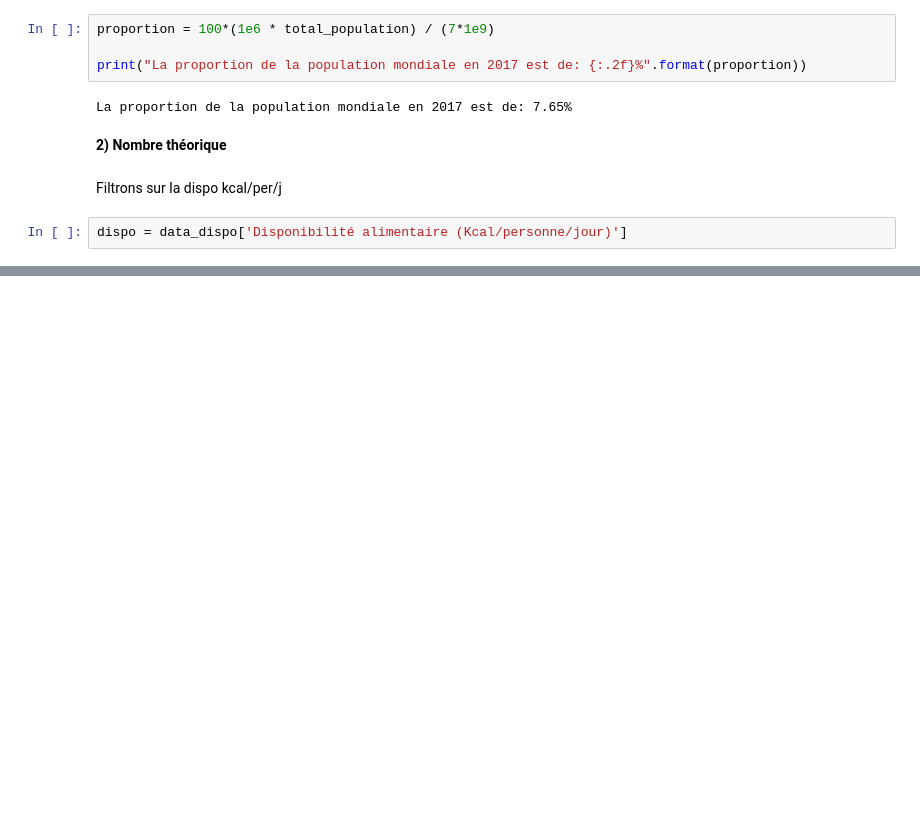
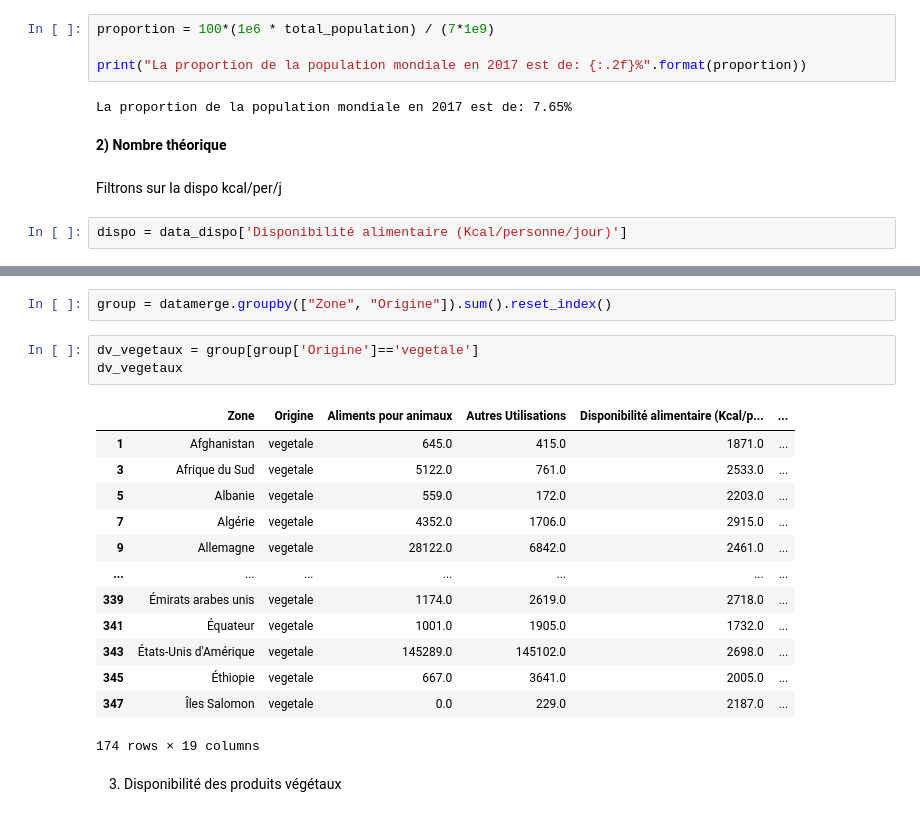
Before and after one commit to Morel-cpu/Etude-sante, a Jupyter notebook: data/projet4.ipynb, the cells around one changed output, grey strips where cells are left out. Saved outputs shown, nothing was run; the diff lists cells and outputs as text; blank space fills up the shorter version.

```diff
--- a/data/projet4.ipynb
+++ b/data/projet4.ipynb
@@ -283,0 +313,21 @@ KeyError: 'Valeur'
+# %%
+group = datamerge.groupby(["Zone", "Origine"]).sum().reset_index()
+# %%
+dv_vegetaux = group[group['Origine']=='vegetale']
+dv_vegetaux
+# %% [output]
+|  | Zone | Origine | Aliments pour animaux | Autres Utilisations | Disponibilité alimentaire (Kcal/p... | ... |
+| 1 | Afghanistan | vegetale | 645.0 | 415.0 | 1871.0 | ... |
+| 3 | Afrique du Sud | vegetale | 5122.0 | 761.0 | 2533.0 | ... |
+| 5 | Albanie | vegetale | 559.0 | 172.0 | 2203.0 | ... |
+| 7 | Algérie | vegetale | 4352.0 | 1706.0 | 2915.0 | ... |
+| 9 | Allemagne | vegetale | 28122.0 | 6842.0 | 2461.0 | ... |
+| ... | ... | ... | ... | ... | ... | ... |
+| 339 | Émirats arabes unis | vegetale | 1174.0 | 2619.0 | 2718.0 | ... |
+| 341 | Équateur | vegetale | 1001.0 | 1905.0 | 1732.0 | ... |
+| 343 | États-Unis d'Amérique | vegetale | 145289.0 | 145102.0 | 2698.0 | ... |
+| 345 | Éthiopie | vegetale | 667.0 | 3641.0 | 2005.0 | ... |
+| 347 | Îles Salomon | vegetale | 0.0 | 229.0 | 2187.0 | ... |
+174 rows × 19 columns
+# %% [markdown]
+3) Disponibilité des produits végétaux
```
Also changed, not shown: parts of 47 cells of this notebook.
